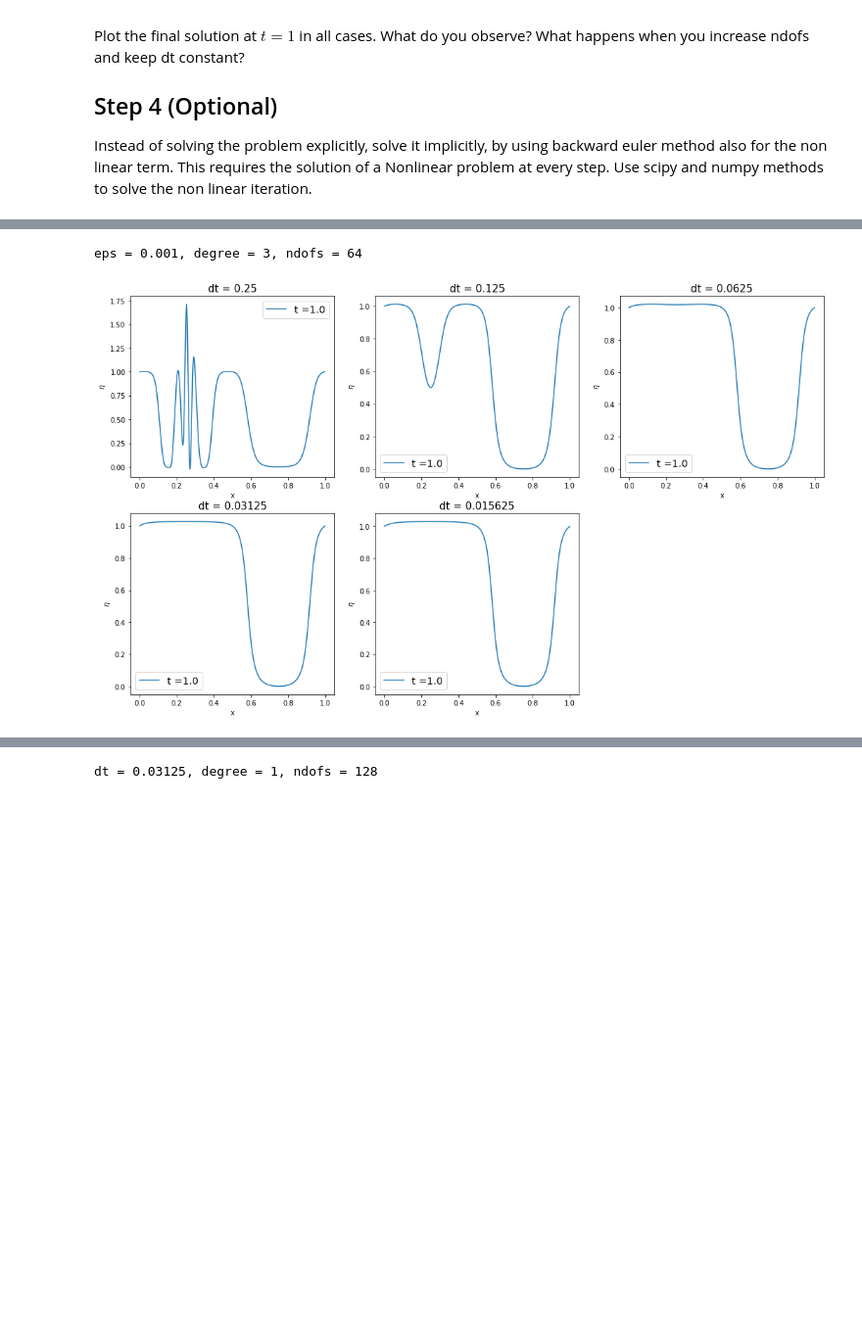
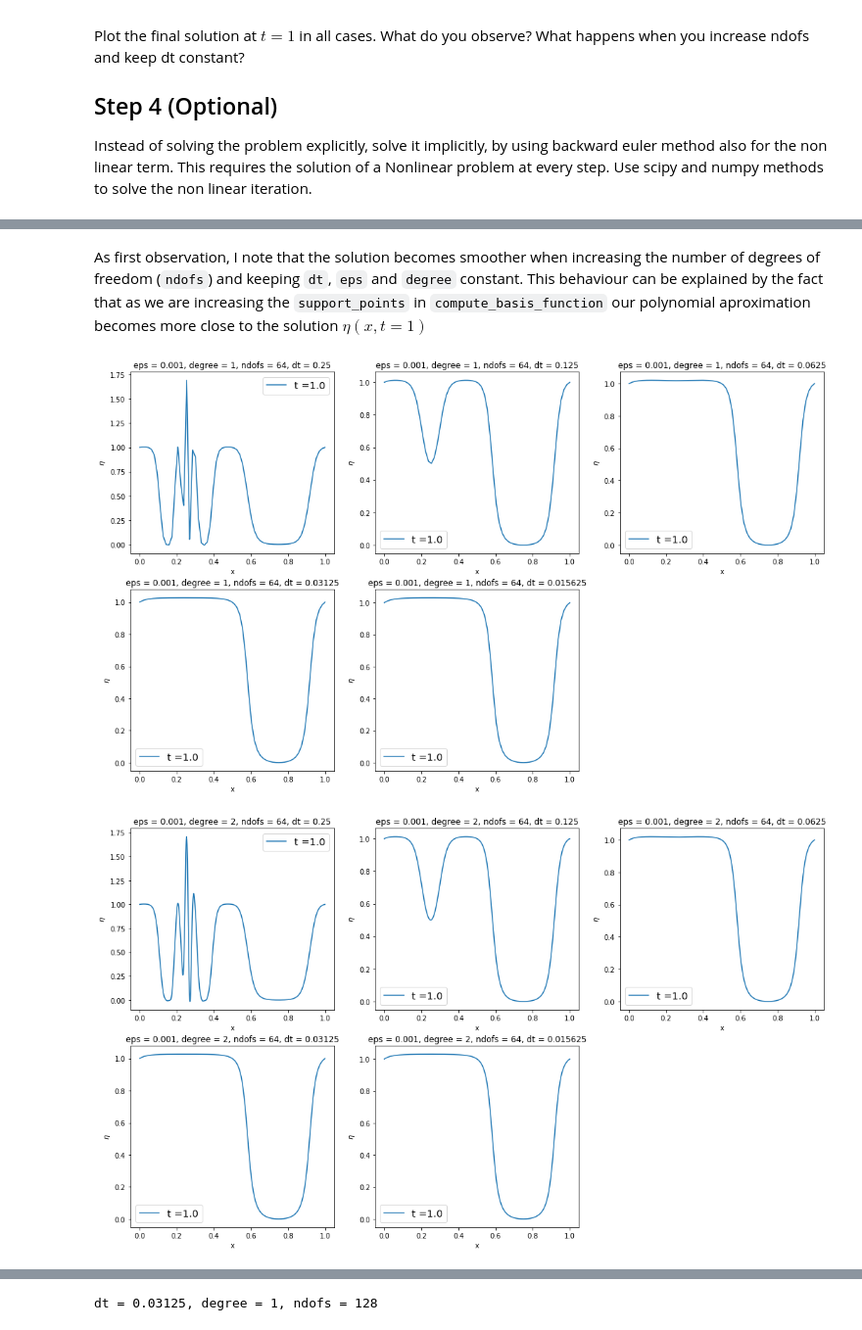
Before and after one commit to RobertoCorti/P1.4_seed, a Jupyter notebook: final_project/final_project_2019-2020.ipynb, the cells around one changed output, grey strips where cells are left out. Shown at 98% size. Cells and saved outputs as stored; diff of their text form; code cells hidden in the pictures; blank space fills up the shorter version.

```diff
--- a/final_project/final_project_2019-2020.ipynb
+++ b/final_project/final_project_2019-2020.ipynb
@@ -271,11 +247,7 @@ def plot_solution(eta, basis, stride, resolution):
 # %%
 figure(figsize=(12,6))
 
-eta, basis = solve_allen_cahan(eta_0, eps=0.01, dt=0.01, ndofs=64, degree=1)
+eta, basis = solve_allen_cahan(eta_0, eps=0.01, dt=0.1, ndofs=64, degree=1)
 
-_= plot_solution(eta, basis, 16, 1025)
-_= legend(fontsize='x-large')
-_= title('Allen–Cahn equation solution $\eta(x,t)$', fontsize=25)
-_= xlabel('x', fontsize=20)
-_= ylabel('$\eta$', fontsize=20)
+_= plot_solution(eta, basis, stride=4, resolution=1025)
 # %% [output]
@@ -283,10 +254,0 @@ _= ylabel('$\eta$', fontsize=20)
-# %%
-figure(figsize=(12,6))
-
-eta, basis = solve_allen_cahan_non_linear(eta_0, eps=0.01, dt=0.01, ndofs=64, degree=1)
-
-_= plot_solution(eta, basis, 16, 1025)
-_= legend(fontsize='x-large')
-_= title('Allen–Cahn equation solution $\eta(x,t)$', fontsize=25)
-_= xlabel('x', fontsize=20)
-_= ylabel('$\eta$', fontsize=20)
@@ -327,8 +283,8 @@ def plot_increasing_ndofs(eps, degree, dt):
     for i in range(len(ndofs)):
         eta, basis = solve_allen_cahan(eta_0, eps, dt, ndofs[i], degree)
         subplot(2,2,i+1)
-        plot_solution(eta, basis, int(1/dt), 1025)
-        title('ndofs = '+ str(ndofs[i]), fontsize=15)
+        plot_solution(eta, basis, int(1/dt+1), 1025)
+        title('ndofs = '+ str(ndofs[i]), fontsize=18)
         legend(fontsize='x-large')
         xlabel('x', fontsize=10)
         ylabel('$\eta$', fontsize=10)
@@ -342,13 +298,14 @@ def plot_increasing_dt(eps, degree, ndofs):
     for i in range(len(dt)):
         eta, basis = solve_allen_cahan(eta_0, eps, dt[i], ndofs, degree)
         subplot(5,3,i+1)
-        plot_solution(eta, basis, int(1/dt[i]), 1025)
-        title('dt = '+ str(dt[i]), fontsize=15)
+        plot_solution(eta, basis, int(1/dt[i]+1), 1025)
+        title('eps = '+str(eps)+', degree = '+str(degree)+', ndofs = '+ str(ndofs)
+              +', dt = '+ str(dt[i]), fontsize=12)
         legend(fontsize='x-large')
         xlabel('x', fontsize=10)
         ylabel('$\eta$', fontsize=10)
 
-    print('eps = '+str(eps)+', degree = '+str(degree)+', ndofs = '+ str(ndofs))
+    #print('eps = '+str(eps)+', degree = '+str(degree)+', ndofs = '+ str(ndofs))
 
 def plot_increasing_eps(dt, degree, ndofs):
     eps = [.1, .01, .001]
@@ -356,7 +313,7 @@ def plot_increasing_eps(dt, degree, ndofs):
     for i in range(len(eps)):
         eta, basis = solve_allen_cahan(eta_0, eps[i], dt, ndofs, degree)
         subplot(1,3,i+1)
-        plot_solution(eta, basis, int(1/dt), 1025)
+        plot_solution(eta, basis, int(1/dt+1), 1025)
         title('eps = '+ str(eps[i]), fontsize=15)
         legend(fontsize='x-large')
         xlabel('x', fontsize=10)
@@ -372,5 +329,8 @@ eps = 0.001, deg = 1, dt = 0.125
+# %% [markdown]
+As first observation, I note that the solution becomes smoother when increasing the number of degrees of freedom (`ndofs`) and keeping `dt`, `eps` and `degree` constant. This behaviour can be explained by the fact that as we are increasing the `support_points` in `compute_basis_function` our polynomial aproximation becomes more close to the solution $\eta(x,t=1)$
 # %%
-plot_increasing_dt(eps[1], degree[2], ndofs[2])
+for deg in degree:
+    plot_increasing_dt(eps[1], deg, ndofs[2])
 # %% [output]
-eps = 0.001, degree = 3, ndofs = 64
-[figure, old version]
+[figure, new version]
+[figure, added]
```
Also changed, not shown: parts of 28 cells of this notebook.
